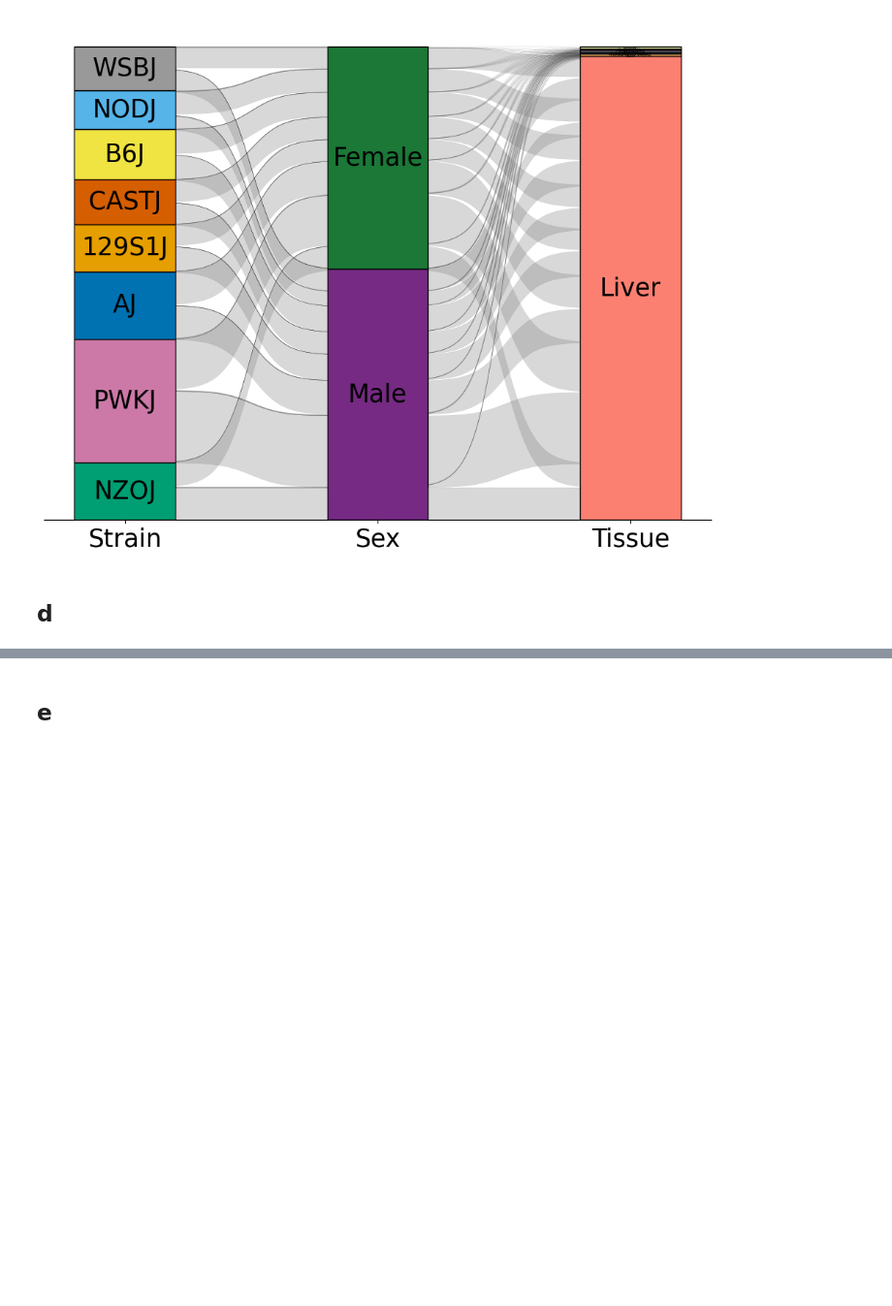
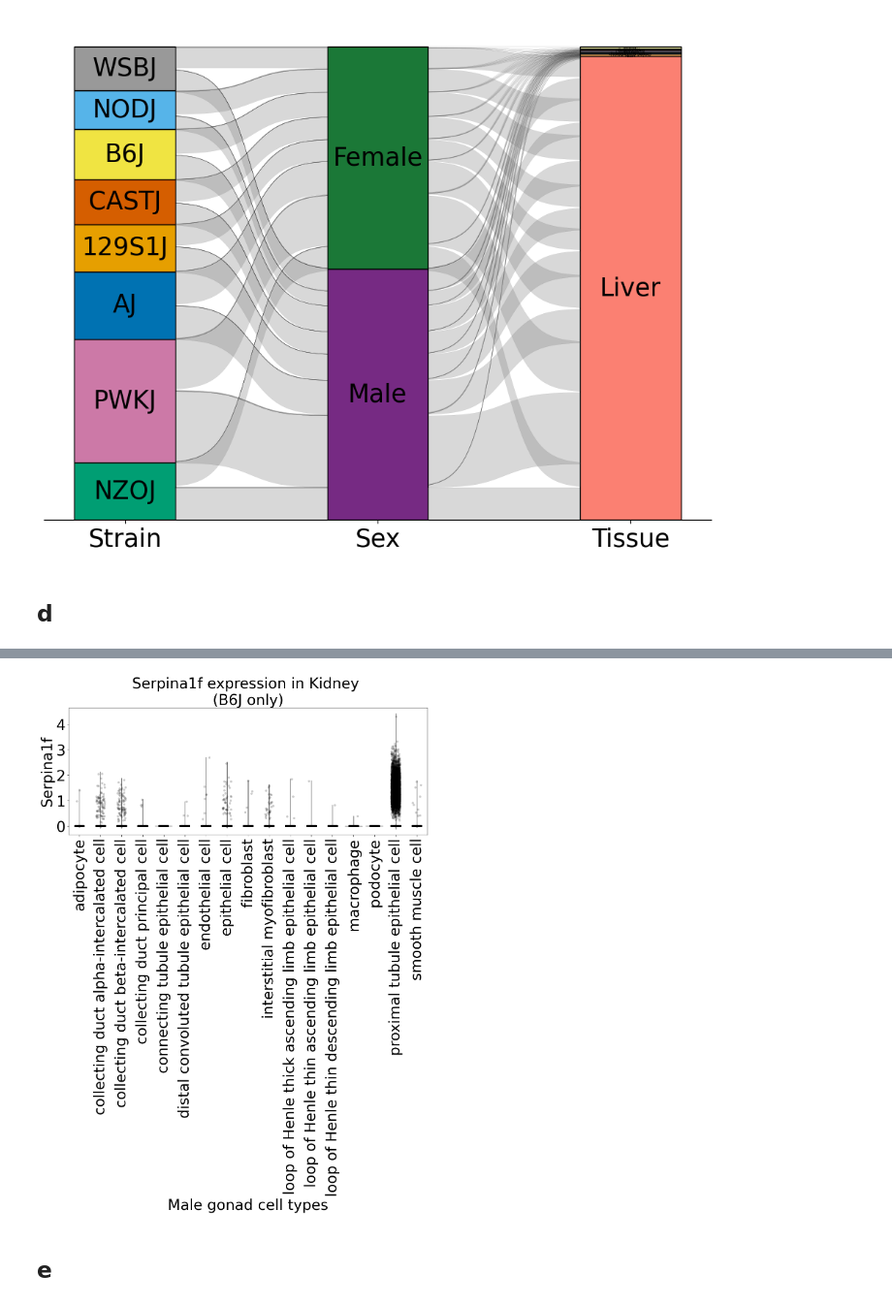
Before and after one commit to pachterlab/SBRGKLAYWMP_2025, a Jupyter notebook: generate_fig2.ipynb, the cells around one changed output, grey strips where cells are left out. Shown at 97% size. Cells and saved outputs as stored; diff of their text form; code cells hidden in the pictures; blank space fills up the shorter version.

```diff
--- a/generate_fig2.ipynb
+++ b/generate_fig2.ipynb
@@ -11,6 +12,12 @@ import matplotlib.pyplot as plt
 import matplotlib.patches as mpatches
 from statsmodels.stats.multitest import multipletests
 from wompwomp import plot_alluvial
+# %%
+# replace this path with the path for where the downloaded supplement file is located
+supplement_file_path = "/home/nikki/Supplementary_data/"
+
+# replace this path with output path
+output_path = "/home/nikki/swarna2025_figs/figs/fig2/"
 # %% [markdown]
 # Fig1
 # %% [markdown]
@@ -180,0 +203,3 @@ Assigning colors
+# %%
+subset_kidney_path = os.path.join(supplement_file_path, '8cube_other_tissues/Serpina1f_B6J_kidney.h5ad')
+subset_kidney = ad.read_h5ad(subset_kidney_path)
@@ -181,2 +216,49 @@ Assigning colors
+# %%
+fontsize = 32
+
+# ---- Specify gene + strain ----
+gene = "Serpina1f"
+strain = "B6J"
+
+# collapse sexes → keep all
+expr = subset_kidney[:, gene].X
+expr = expr.toarray().flatten() if hasattr(expr, "toarray") else expr.flatten()
+
+# ---- Build dataframe ----
+df = pd.DataFrame({
+    "expression": expr,
+    "celltype": subset_kidney.obs["celltype"].values,
+    "Gene": gene,
+    "strain": strain
+})
+
+# ---- Plot ----
+plt.figure(figsize=(14, 5))
+plt.title(f"{gene} expression in Kidney \n({strain} only)", fontsize=fontsize)
+
+sns.violinplot(
+    data=df,
+    x="celltype", y="expression",
+    color="lightblue", inner=None
+)
+sns.stripplot(
+    data=df,
+    x="celltype", y="expression",
+    color="black", jitter=0.2, alpha=0.2
+)
+
+plt.xlabel("Male gonad cell types", fontsize=fontsize)
+plt.ylabel(gene, fontsize=fontsize)
+plt.xticks(rotation=90, fontsize=fontsize)
+plt.yticks(fontsize=fontsize)
+
+plt.tight_layout()
+
+# ---- Save ----
+fig_output_path = os.path.join(output_path, "violin_plot_serpina1f_kidney.png")
+plt.savefig(fig_output_path)
+plt.show()
+# %% [output]
+[figure, added]
 # %% [markdown]
 ## e
```
Also changed, not shown: parts of 27 cells of this notebook, 5 other files.
